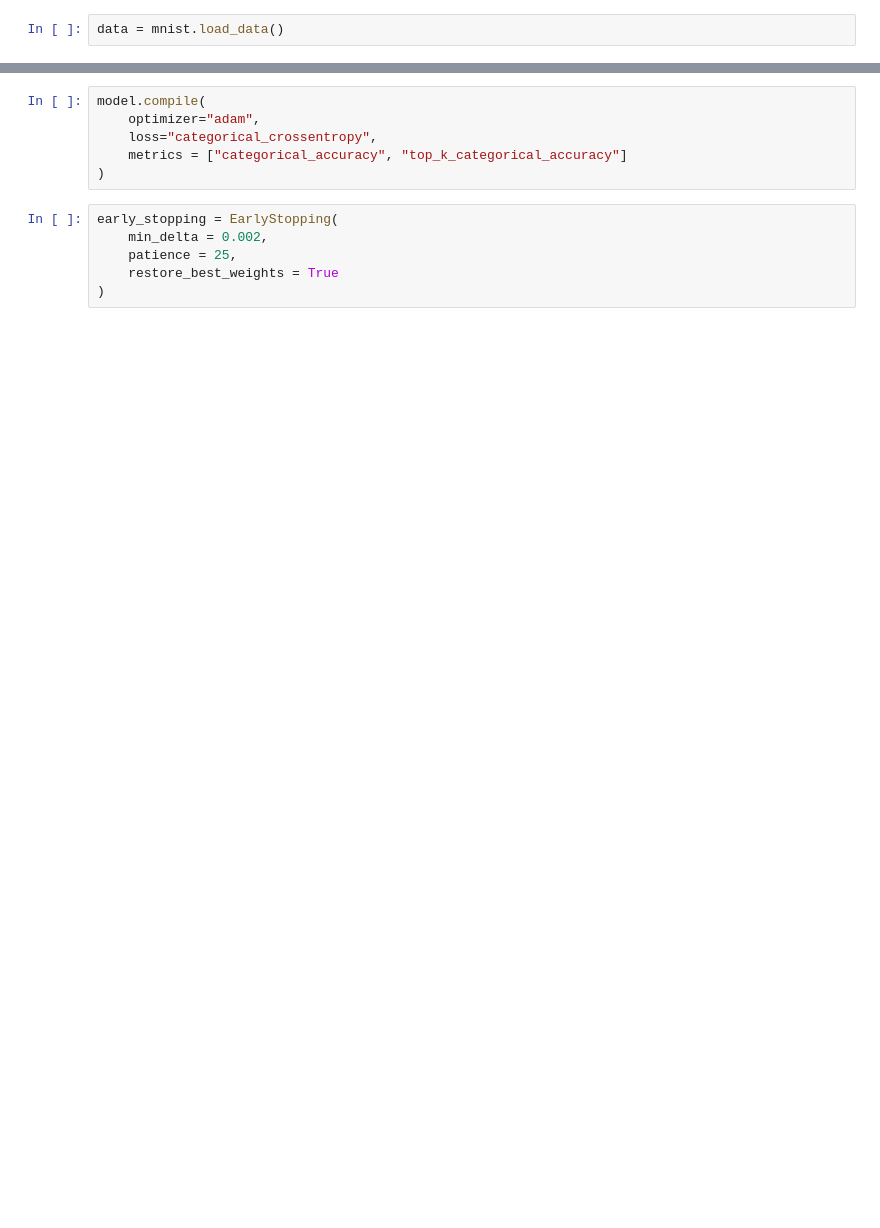
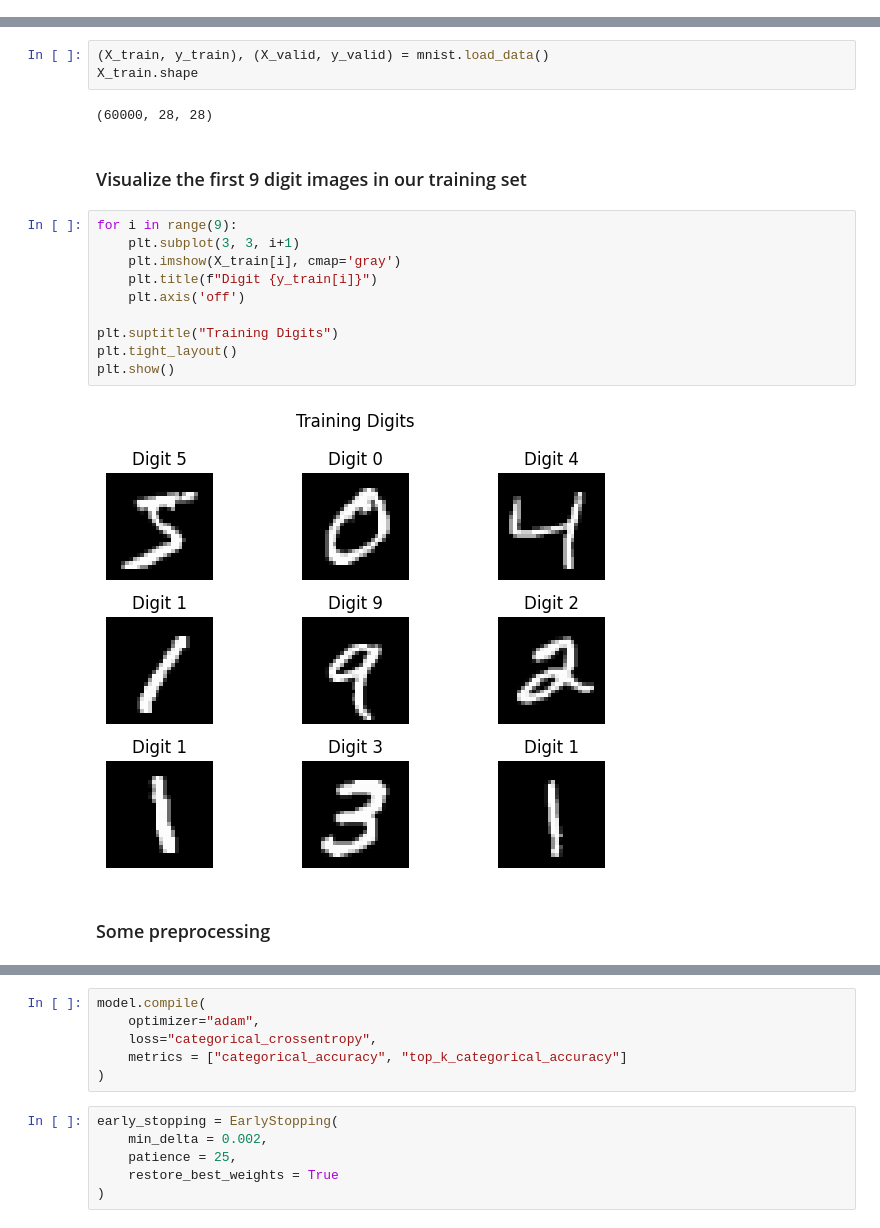
Before and after one commit to Sam-3l/Neurodigits, a Jupyter notebook: neuro-digit-recognizer.ipynb, the cells around one changed output, grey strips where cells are left out. Drawn from its saved outputs; the diff is of its cells as text; blank space fills up the shorter version.

Commit message:
feat: add neuro-digit recognition code

```diff
--- a/neuro-digit-recognizer.ipynb
+++ b/neuro-digit-recognizer.ipynb
@@ -8,2 +12,0 @@ import pandas as pd
-# %%
-data = mnist.load_data()
@@ -12,0 +13,21 @@ Downloading data from https://storage.googleapis.com/tensorflow/tf-keras-dataset
+# %%
+(X_train, y_train), (X_valid, y_valid) = mnist.load_data()
+X_train.shape
+# %% [output]
+(60000, 28, 28)
+# %% [markdown]
+### Visualize the first 9 digit images in our training set
+# %%
+for i in range(9):
+    plt.subplot(3, 3, i+1)
+    plt.imshow(X_train[i], cmap='gray')
+    plt.title(f"Digit {y_train[i]}")
+    plt.axis('off')
+
+plt.suptitle("Training Digits")
+plt.tight_layout()
+plt.show()
+# %% [output]
+[figure, added]
+# %% [markdown]
+### Some preprocessing
```
Also changed, not shown: parts of 27 cells of this notebook, 5 other files.
